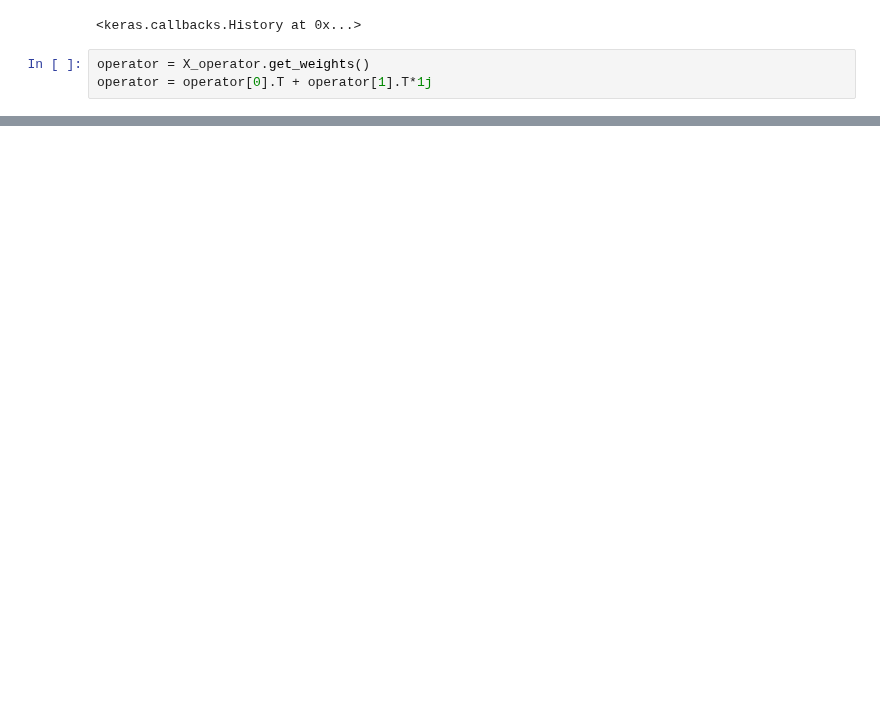
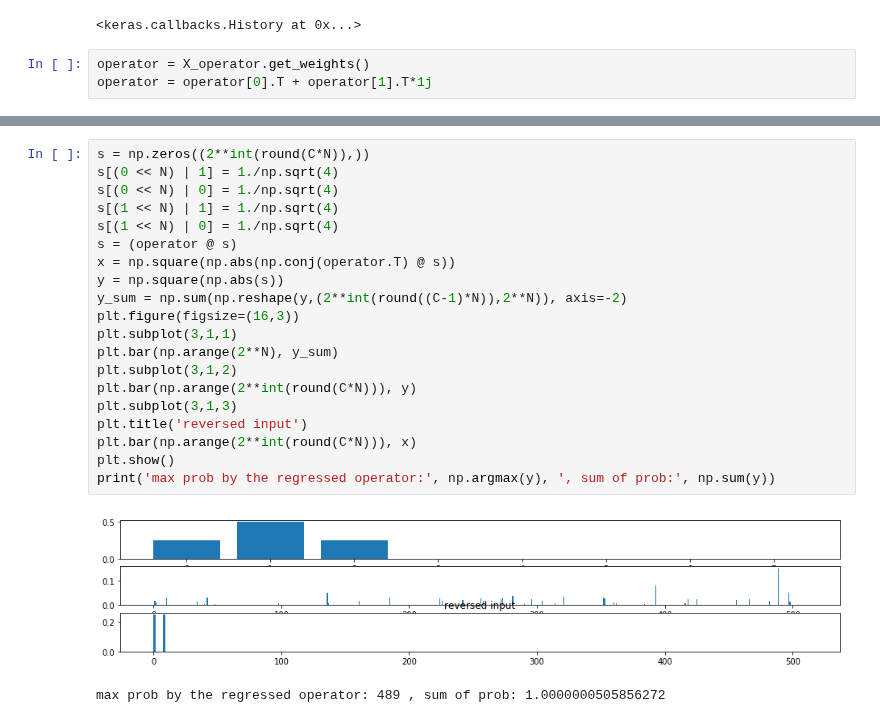
Before and after one commit to mammalwong/ml-study, a Jupyter notebook: regress-quantum-operator.ipynb, the cells around one changed output, grey strips where cells are left out. Cells and saved outputs as stored; diff of their text form; blank space fills up the shorter version.

```diff
--- a/regress-quantum-operator.ipynb
+++ b/regress-quantum-operator.ipynb
@@ -140,0 +147,23 @@ max prob by the regressed operator: 3 , sum of prob: 1.0
+# %%
+s = np.zeros((2**int(round(C*N)),))
+s[(0 << N) | 1] = 1./np.sqrt(4)
+s[(0 << N) | 0] = 1./np.sqrt(4)
+s[(1 << N) | 1] = 1./np.sqrt(4)
+s[(1 << N) | 0] = 1./np.sqrt(4)
+s = (operator @ s)
+x = np.square(np.abs(np.conj(operator.T) @ s))
+y = np.square(np.abs(s))
+y_sum = np.sum(np.reshape(y,(2**int(round((C-1)*N)),2**N)), axis=-2)
+plt.figure(figsize=(16,3))
+plt.subplot(3,1,1)
+plt.bar(np.arange(2**N), y_sum)
+plt.subplot(3,1,2)
+plt.bar(np.arange(2**int(round(C*N))), y)
+plt.subplot(3,1,3)
+plt.title('reversed input')
+plt.bar(np.arange(2**int(round(C*N))), x)
+plt.show()
+print('max prob by the regressed operator:', np.argmax(y), ', sum of prob:', np.sum(y))
+# %% [output]
+[figure, added]
+max prob by the regressed operator: 489 , sum of prob: 1.0000000505856272
```
Also changed, not shown: parts of 6 cells of this notebook.
